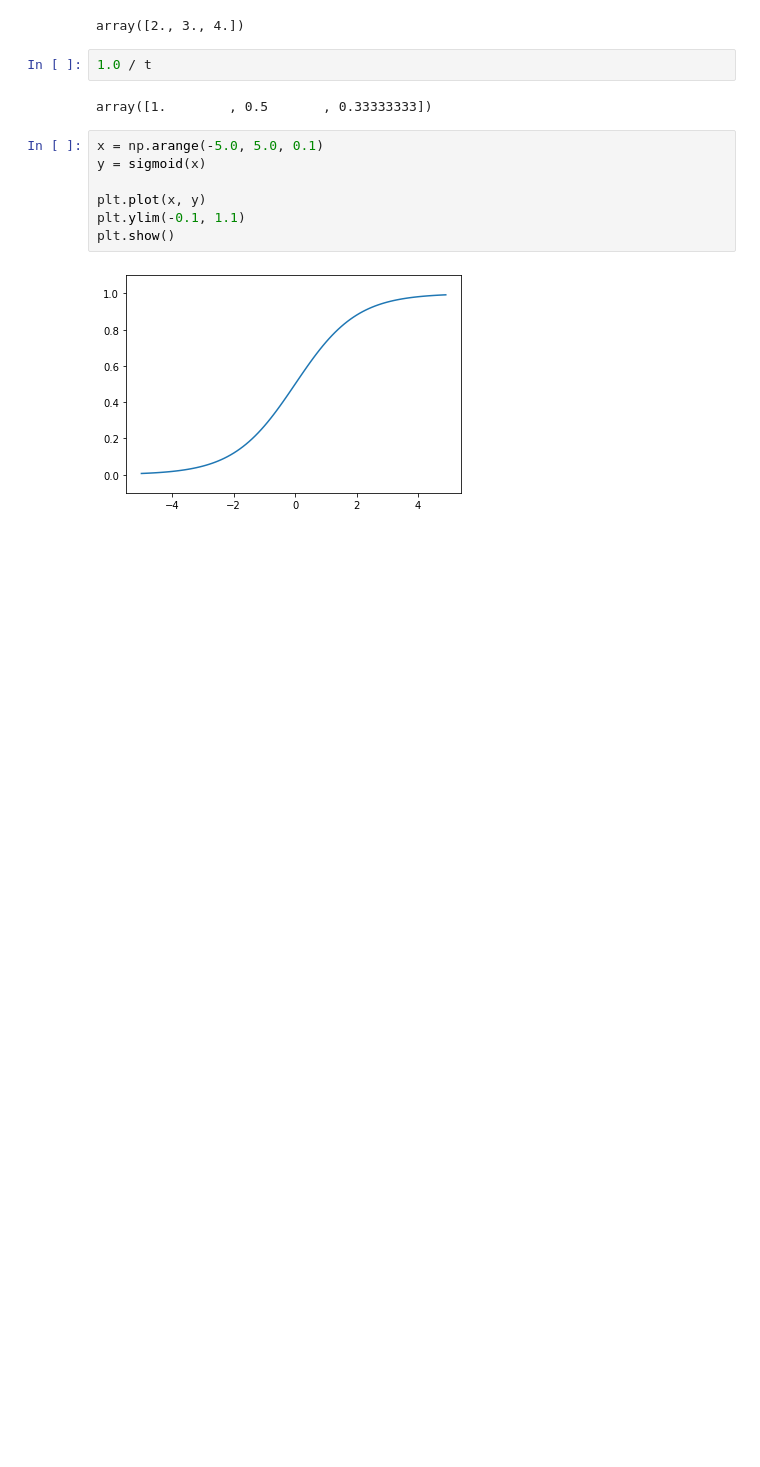
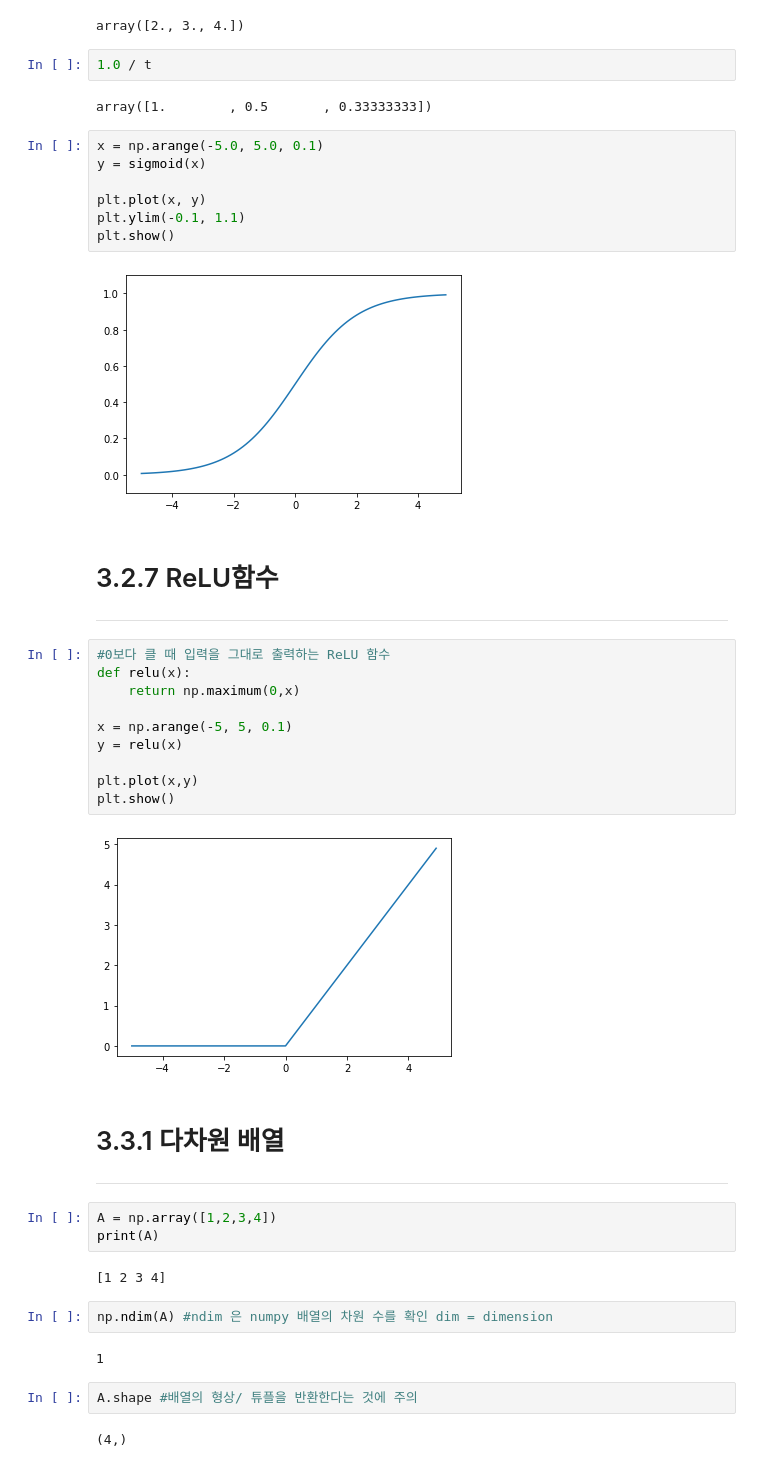
Before and after one commit to irostub/Example-deep-learning-from-scratch, a Jupyter notebook: ch03-NeuralNetwork/ch03.ipynb, the cells around one changed output. Cells and saved outputs as stored; diff of their text form; blank space fills up the shorter version.

```diff
--- a/ch03-NeuralNetwork/ch03.ipynb
+++ b/ch03-NeuralNetwork/ch03.ipynb
@@ -80,3 +80,34 @@ plt.ylim(-0.1, 1.1)
 plt.show()
 # %% [output]
 [figure]
+# %% [markdown]
+# 3.2.7 ReLU함수
+---
+# %%
+#0보다 클 때 입력을 그대로 출력하는 ReLU 함수
+def relu(x):
+    return np.maximum(0,x)
+
+x = np.arange(-5, 5, 0.1)
+y = relu(x)
+
+plt.plot(x,y)
+plt.show()
+# %% [output]
+[figure, added]
+# %% [markdown]
+# 3.3.1 다차원 배열
+---
+# %%
+A = np.array([1,2,3,4])
+print(A)
+# %% [output]
+[1 2 3 4]
+# %%
+np.ndim(A) #ndim 은 numpy 배열의 차원 수를 확인 dim = dimension
+# %% [output]
+1
+# %%
+A.shape #배열의 형상/ 튜플을 반환한다는 것에 주의
+# %% [output]
+(4,)
```
Also changed, not shown: parts of 20 cells of this notebook.
